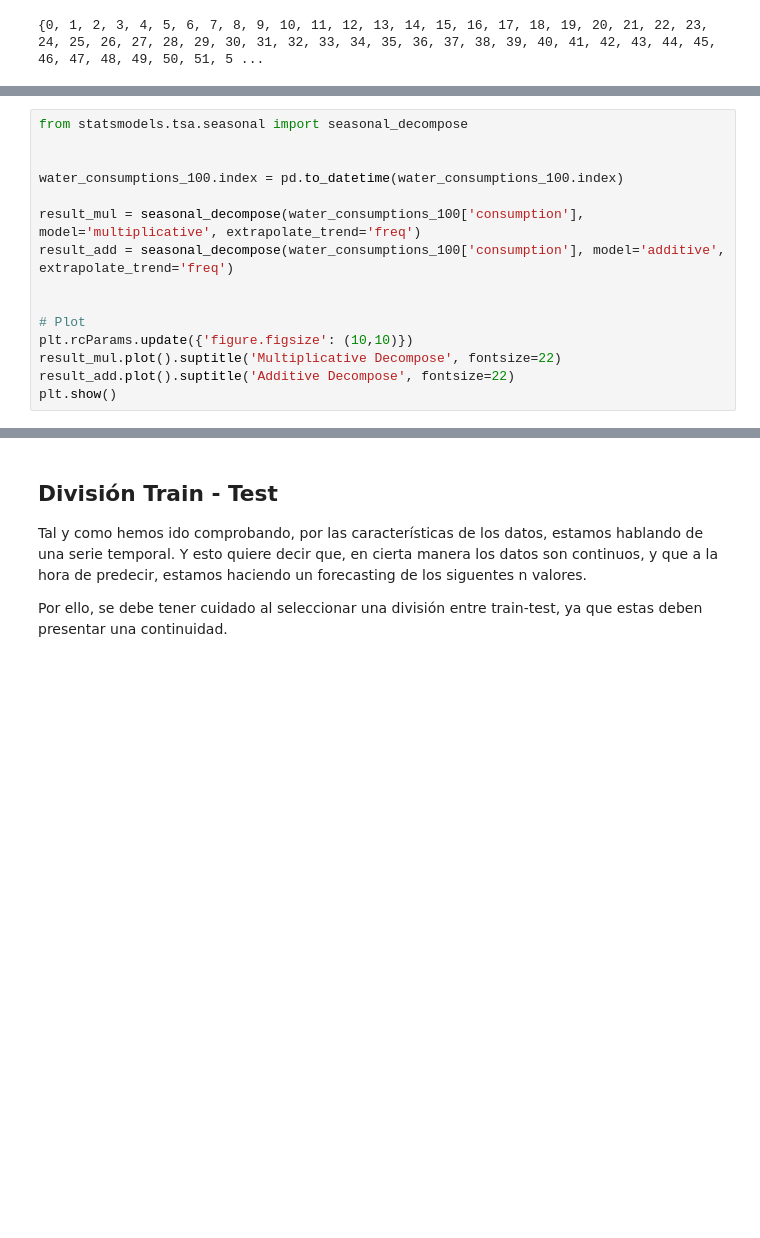
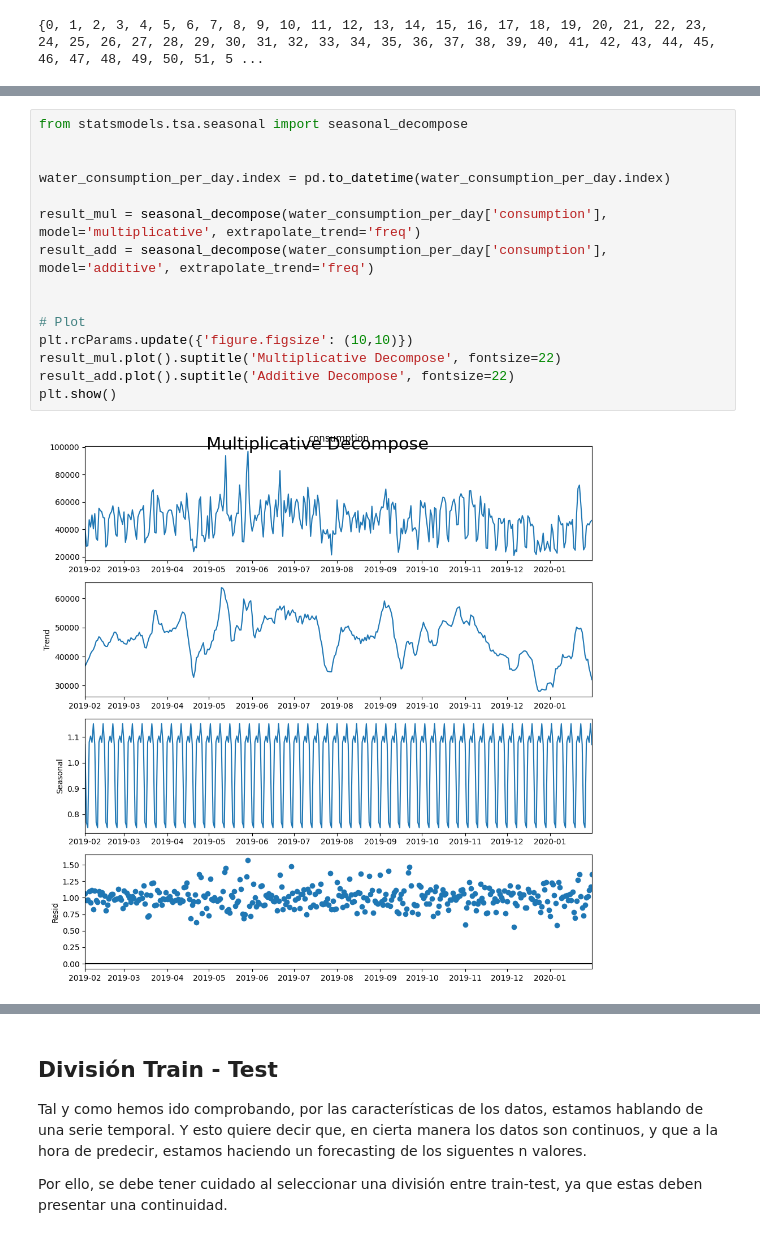
Before and after one commit to arturperona/seminario_big_data, a Jupyter notebook: src/eda_explicacion.ipynb, the cells around one changed output, grey strips where cells are left out. Drawn from its saved outputs; the diff is of its cells as text; blank space fills up the shorter version.

```diff
--- a/src/eda_explicacion.ipynb
+++ b/src/eda_explicacion.ipynb
@@ -233,15 +294,17 @@ ImportError: matplotlib is required for plotting when the default backend "matpl
 # %%
 from statsmodels.tsa.seasonal import seasonal_decompose
 
 
-water_consumptions_100.index = pd.to_datetime(water_consumptions_100.index)
+water_consumption_per_day.index = pd.to_datetime(water_consumption_per_day.index)
 
-result_mul = seasonal_decompose(water_consumptions_100['consumption'], model='multiplicative', extrapolate_trend='freq')
-result_add = seasonal_decompose(water_consumptions_100['consumption'], model='additive', extrapolate_trend='freq')
+result_mul = seasonal_decompose(water_consumption_per_day['consumption'], model='multiplicative', extrapolate_trend='freq')
+result_add = seasonal_decompose(water_consumption_per_day['consumption'], model='additive', extrapolate_trend='freq')
 
 
 # Plot
 plt.rcParams.update({'figure.figsize': (10,10)})
 result_mul.plot().suptitle('Multiplicative Decompose', fontsize=22)
 result_add.plot().suptitle('Additive Decompose', fontsize=22)
 plt.show()
+# %% [output]
+[figure, added]
```
Also changed, not shown: parts of 30 cells of this notebook.
